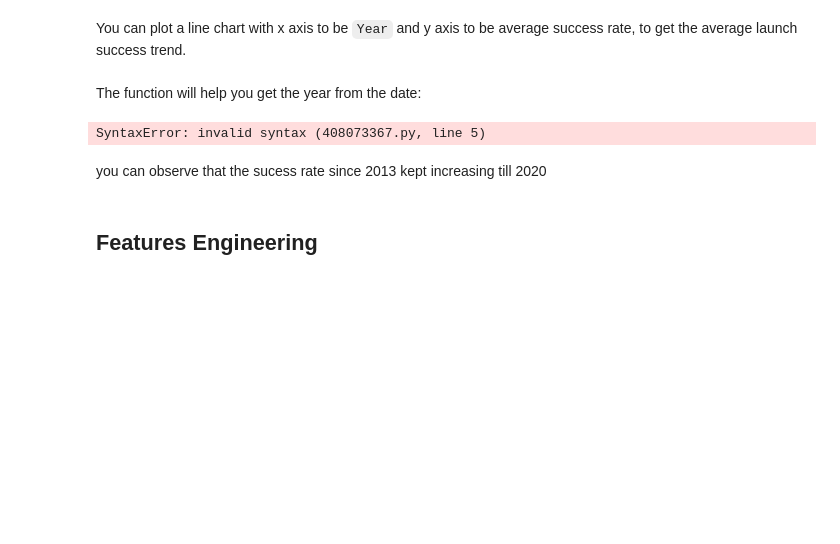
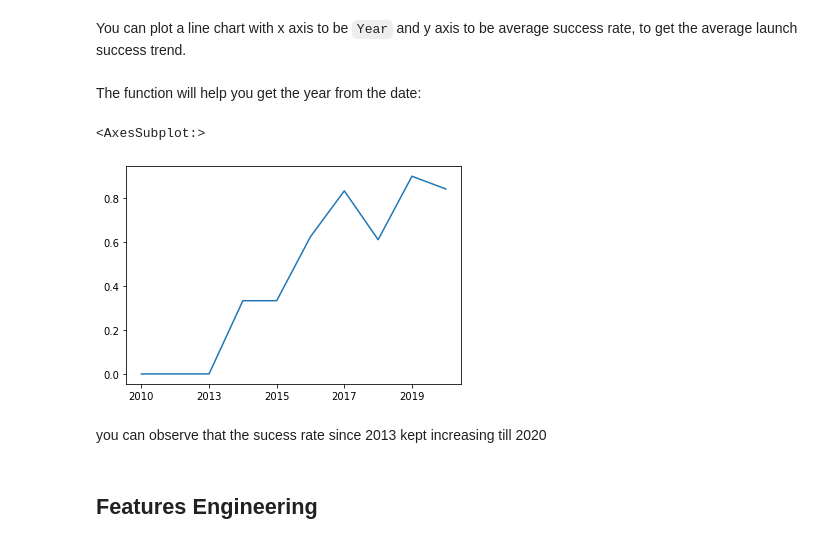
Before and after one commit to Rood777/IBMProject, a Jupyter notebook: EDA with visualization.ipynb, the cells around one changed output. Saved outputs shown, nothing was run; the diff lists cells and outputs as text; code cells hidden in the pictures; blank space fills up the shorter version.

```diff
--- a/EDA with visualization.ipynb
+++ b/EDA with visualization.ipynb
@@ -166,13 +166,11 @@ def Extract_year(date):
 # %%
 # Plot a line chart with x axis to be the extracted year and y axis to be the success rate
 df1 = pd.DataFrame(Extract_year(df['Date']), columns = ['year'])
 df1['Class'] = df['Class']
-sns.lineplot(data=df1, x=np.unique(Extract_year(df['Date']) , y=df1.groupby(year)['Class'].mean())
-plt.xlabel("Pay load Mass (Kg)",fontsize=20)
-plt.ylabel("Orbit",fontsize=20)
-plt.show()
+df1.groupby(year)['Class'].mean().plot(kind='line')
 # %% [output]
-SyntaxError: invalid syntax (408073367.py, line 5)
+<AxesSubplot:>
+[figure, added]
 # %% [markdown]
 you can observe that the sucess rate since 2013 kept increasing till 2020
 # %% [markdown]
```
Also changed, not shown: parts of 2 cells of this notebook.
